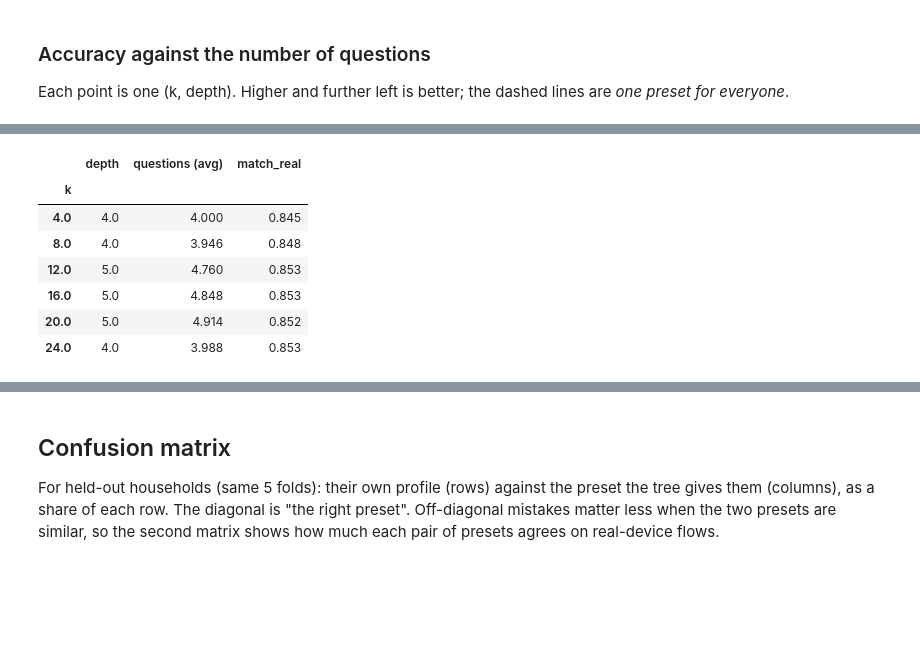
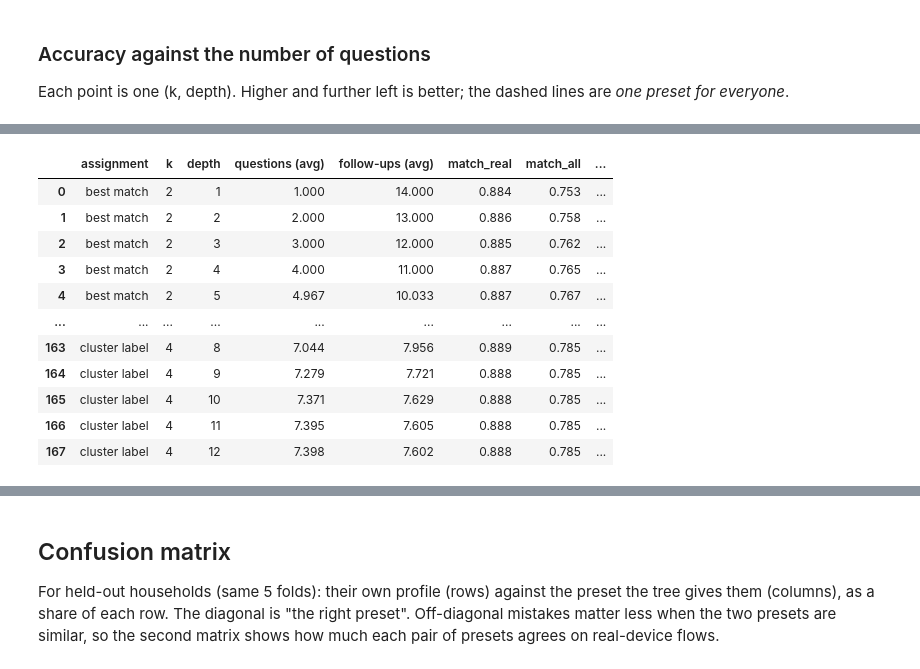
Before and after one commit to baktistr/ppd-household-presets, a Jupyter notebook: notebooks/05_onboarding_tree.ipynb, the cells around one changed output, grey strips where cells are left out. Cells and saved outputs as stored; diff of their text form; code cells hidden in the pictures; blank space fills up the shorter version.

```diff
--- a/notebooks/05_onboarding_tree.ipynb
+++ b/notebooks/05_onboarding_tree.ipynb
@@ -35,15 +38,20 @@ from sklearn.model_selection import KFold
 
 ROOT = Path.cwd().parent if Path.cwd().name == "notebooks" else Path.cwd()
 DATA = ROOT / "data"
+DECISIONS = json.loads((ROOT / "decisions.json").read_text())   # team decisions, shared by notebooks 03-05
+TEAM_K, TEAM_DEPTH = DECISIONS["presets_k"], DECISIONS["depth"]
 items = pd.read_csv(DATA / "items.csv")
 D = np.load(DATA / "decisions.npy")
 answers = pd.read_csv(DATA / "answers.csv", dtype=str)
 QUESTIONS = {q["id"]: q for q in json.loads((DATA / "questions.json").read_text())}
-labels = pd.read_csv(DATA / "profiles" / "labels_ward.csv")
+labels = pd.read_csv(DATA / "profiles" / "labels.csv")
 CANDIDATES = [int(c[1:]) for c in labels.columns if c.startswith("k")]
 PRESETS = {k: json.loads((DATA / "presets" / f"presets_k{k}.json").read_text()) for k in CANDIDATES}
 PRESET_ITEMS = {k: np.load(DATA / "presets" / f"preset_items_k{k}.npy") for k in CANDIDATES}
 real = items.in_corpus.to_numpy()
 FIELDS = ["data_type", "purpose", "action", "source", "handling_context"]
+cells = pd.read_csv(DATA / "cells.csv")
+item_cell = items.merge(cells[["cell_id", "data_type", "purpose", "handling_context"]], on=["data_type", "purpose", "handling_context"], how="left").cell_id.to_numpy()
+C_ALL = np.load(DATA / "decisions_cells.npy")                    # households × cells, acceptance 0..1 (what profiles are built on)
 print(f"{len(answers):,} households, {len(QUESTIONS)} candidate questions, presets for k = {CANDIDATES}")
 # %% [output]
@@ -51,10 +59,11 @@ print(f"{len(answers):,} households, {len(QUESTIONS)} candidate questions, prese
 # %% [markdown]
 ## Settings
 # %%
-DEPTHS = [2, 3, 4, 5, 6, 7]         # a path asks at most this many questions
+DEPTHS = list(range(1, 13))         # a path asks at most this many questions
 MIN_LEAF = 25                        # households per leaf, so no preset is chosen from a handful of people
-MAX_QUESTIONS = 7                    # the onboarding budget
-CHOSEN_K = 8                         # team decision: fewer presets are easier to name and explain; None = choose automatically
+TOTAL_QUESTIONS = 15                 # week 9: a hard cap on all questions, profiling plus follow-ups
+MAX_QUESTIONS = 12                   # profiling may use at most this many, so every household gets at least 3 follow-ups
+MIN_RECALL = 0.5                     # each profile's households must get their own preset at least this often
 CLASS_WEIGHT = "balanced"            # weight small profiles up, so the tree spends splits on them too (otherwise a 4% profile is never reached)
 FOLDS = 5
 SEED = 0
@@ -192,22 +308,38 @@ Automatic rule, two stages, both in the spirit of asking households as little as
 # %%
-bm = cv.loc["best match"]
-within = bm[bm["questions (max)"] <= MAX_QUESTIONS]
-top = within.match_real.max()
-DEPTH_TOLERANCE, K_TOLERANCE = 0.003, 0.005
-per_k = []
-for k, g in within.groupby(level="k"):
-    ok = g[g.match_real >= g.match_real.max() - DEPTH_TOLERANCE].sort_values("questions (avg)")
-    per_k.append(ok.reset_index().iloc[0])
-per_k = pd.DataFrame(per_k)
-best = per_k[per_k.match_real >= per_k.match_real.max() - K_TOLERANCE].sort_values(["k", "questions (avg)"]).iloc[0]
-best_k, best_depth = int(best.k), int(best.depth)
-if CHOSEN_K:
-    g = within.loc[CHOSEN_K]
-    g = g[g.match_real >= g.match_real.max() - 0.001].sort_values("questions (avg)")
-    best_k, best_depth = CHOSEN_K, int(g.index[0])
-display(per_k.set_index("k")[["depth", "questions (avg)", "match_real"]].round(3))
-chosen = bm.loc[(best_k, best_depth)]
-pd.Series({"k": best_k, "depth": best_depth, "questions (avg)": chosen["questions (avg)"], "questions (max)": chosen["questions (max)"],
+quality = pd.read_csv(DATA / "profiles" / "quality.csv").set_index("k")
+WELL_DEFINED = set(quality.index[quality["well defined"]])
+folds_ok = pd.DataFrame(rows).groupby(["assignment", "k", "depth"])["all presets used"].all()
+table = cv.reset_index().assign(**{"all presets used": folds_ok.to_numpy()})
+table["well defined"] = table.k.isin(WELL_DEFINED)
+table["eligible"] = (table["well defined"] & table["all presets used"] & (table["lowest recall"] >= MIN_RECALL)
+                     & (table["questions (max)"] <= MAX_QUESTIONS))
+print(f"well-defined k: {sorted(WELL_DEFINED)}; eligible (k, depth, assignment): {int(table.eligible.sum())} of {len(table)}")
+eligible = table[table.eligible]
+assert len(eligible), "no (k, depth) reaches every well-defined profile: raise MAX_QUESTIONS or revisit notebook 03"
+top = eligible.match_all_after.max()
+pick = eligible[eligible.match_all_after >= top - 0.001].sort_values(["questions total (avg)", "k"]).iloc[0]
+best_k, best_depth, best_assignment = int(pick.k), int(pick.depth), pick.assignment
+
+fig, ax = plt.subplots(figsize=(10, 5))
+for flag, colour, label in [(False, "#bbb", "not eligible"), (True, "#4c78a8", "eligible")]:
+    s = table[table.eligible == flag]
+    ax.scatter(s["questions (avg)"], s.match_all_after, s=14, color=colour, label=label)
+ax.scatter([pick["questions (avg)"]], [pick.match_all_after], s=160, facecolors="none", edgecolors="#d62728", linewidths=2,
+           label=f"chosen: k = {best_k}, depth {best_depth} ({best_assignment})")
+ax.axhline(one.match_all, ls=":", color="grey", label="one preset for everyone")
+ax.set_xlabel("profiling questions (average); the rest of the 15 are follow-ups"); ax.set_ylabel("all items matched, after follow-ups"); ax.grid(alpha=0.3); ax.legend(fontsize=8)
+plt.show()
+display(table[table.k.isin(WELL_DEFINED)].sort_values(["k", "assignment", "depth"])
+        [["assignment", "k", "depth", "questions (avg)", "follow-ups (avg)", "match_real", "match_all", "match_real_after", "match_all_after",
+          "lowest recall", "all presets used", "eligible"]].round(3))
+assert (TEAM_K, TEAM_DEPTH) == (best_k, best_depth), (
+    f"decisions.json has k = {TEAM_K}, depth = {TEAM_DEPTH}, but the choice is k = {best_k}, depth = {best_depth} "
+    f"({best_assignment}): update decisions.json and rerun notebooks 03-05")
+chosen = cv.loc[(best_assignment, best_k, best_depth)]
+pd.Series({"k": best_k, "depth": best_depth, "assignment": best_assignment, "questions (avg)": chosen["questions (avg)"],
+           "questions (max)": chosen["questions (max)"], "lowest recall": chosen["lowest recall"],
            "match real-device flows": chosen.match_real, "one preset for everyone": one.match_real, "ceiling": chosen.ceiling_real,
-           "match all items": chosen.match_all, "one preset (all items)": one.match_all}).round(3)
+           "match all items": chosen.match_all, "one preset (all items)": one.match_all,
+           "follow-ups (avg)": chosen["follow-ups (avg)"], "questions in total (avg)": chosen["questions total (avg)"],
+           "match real-device flows, after follow-ups": chosen.match_real_after, "match all items, after follow-ups": chosen.match_all_after})
 # %% [output]
@@ -214,8 +348,12 @@ pd.Series({"k": best_k, "depth": best_depth, "questions (avg)": chosen["question
-|  | depth | questions (avg) | match_real |
-| k |  |  |  |
-| 4.0 | 4.0 | 4.000 | 0.845 |
-| 8.0 | 4.0 | 3.946 | 0.848 |
-| 12.0 | 5.0 | 4.760 | 0.853 |
-| 16.0 | 5.0 | 4.848 | 0.853 |
-| 20.0 | 5.0 | 4.914 | 0.852 |
-| 24.0 | 4.0 | 3.988 | 0.853 |
+|  | assignment | k | depth | questions (avg) | follow-ups (avg) | match_real | match_all | ... |
+| 0 | best match | 2 | 1 | 1.000 | 14.000 | 0.884 | 0.753 | ... |
+| 1 | best match | 2 | 2 | 2.000 | 13.000 | 0.886 | 0.758 | ... |
+| 2 | best match | 2 | 3 | 3.000 | 12.000 | 0.885 | 0.762 | ... |
+| 3 | best match | 2 | 4 | 4.000 | 11.000 | 0.887 | 0.765 | ... |
+| 4 | best match | 2 | 5 | 4.967 | 10.033 | 0.887 | 0.767 | ... |
+| ... | ... | ... | ... | ... | ... | ... | ... | ... |
+| 163 | cluster label | 4 | 8 | 7.044 | 7.956 | 0.889 | 0.785 | ... |
+| 164 | cluster label | 4 | 9 | 7.279 | 7.721 | 0.888 | 0.785 | ... |
+| 165 | cluster label | 4 | 10 | 7.371 | 7.629 | 0.888 | 0.785 | ... |
+| 166 | cluster label | 4 | 11 | 7.395 | 7.605 | 0.888 | 0.785 | ... |
+| 167 | cluster label | 4 | 12 | 7.398 | 7.602 | 0.888 | 0.785 | ... |
```
Also changed, not shown: parts of 24 cells of this notebook, 30 other files.
